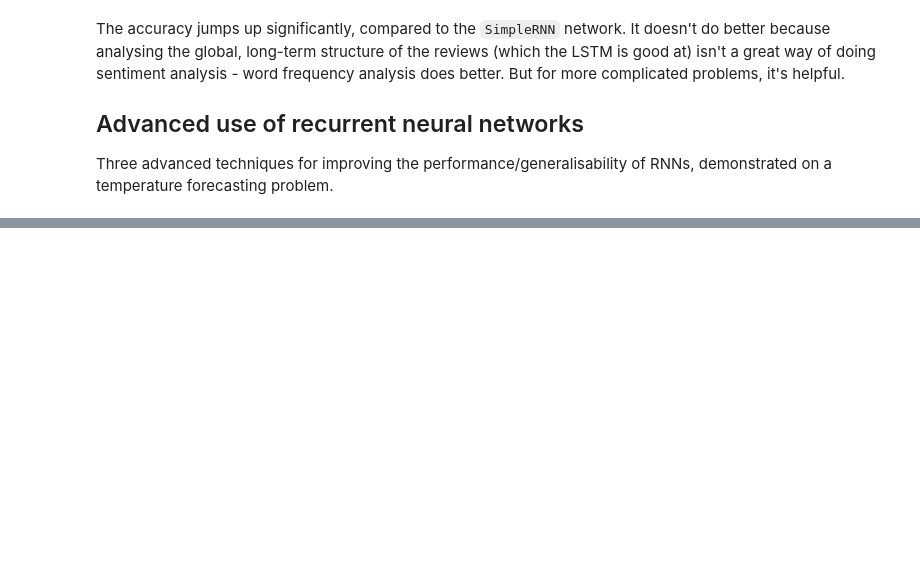
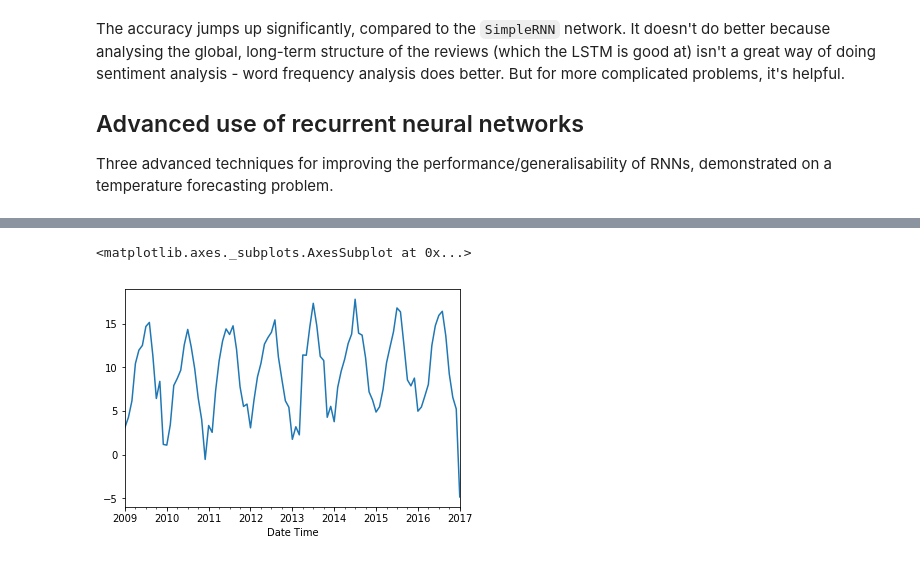
Before and after one commit to wllgrnt/keras-examples, a Jupyter notebook: Chapter6.ipynb, the cells around one changed output, grey strips where cells are left out. Saved outputs shown, nothing was run; the diff lists cells and outputs as text; code cells hidden in the pictures; blank space fills up the shorter version.

```diff
--- a/Chapter6.ipynb
+++ b/Chapter6.ipynb
@@ -763,0 +780,6 @@ for i, line in enumerate(lines):
+# %%
+# Because it's a time series, we can do nice things like downsampling
+df["T (degC)"].resample('M').mean().plot()
+# %% [output]
+<matplotlib.axes._subplots.AxesSubplot at 0x...>
+[figure, added]
```
Also changed, not shown: parts of 27 cells of this notebook.
